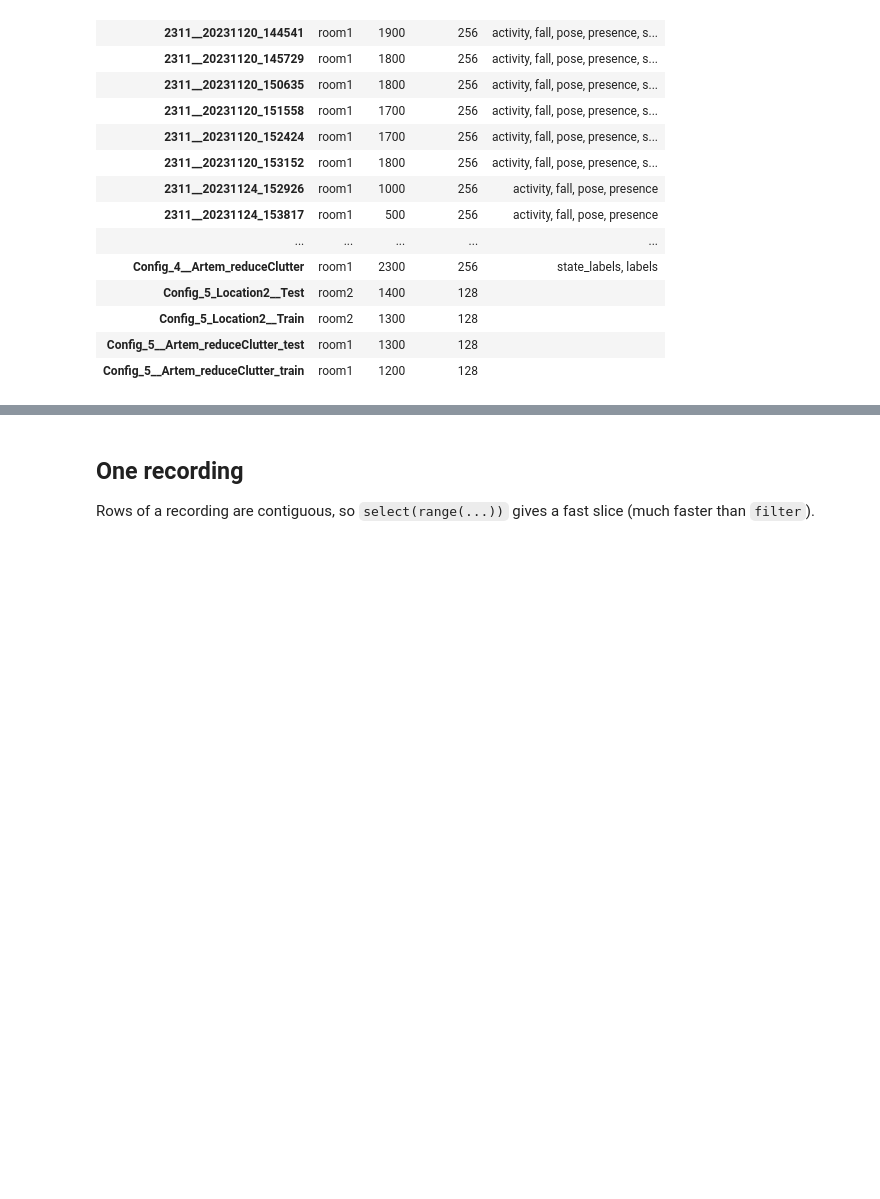
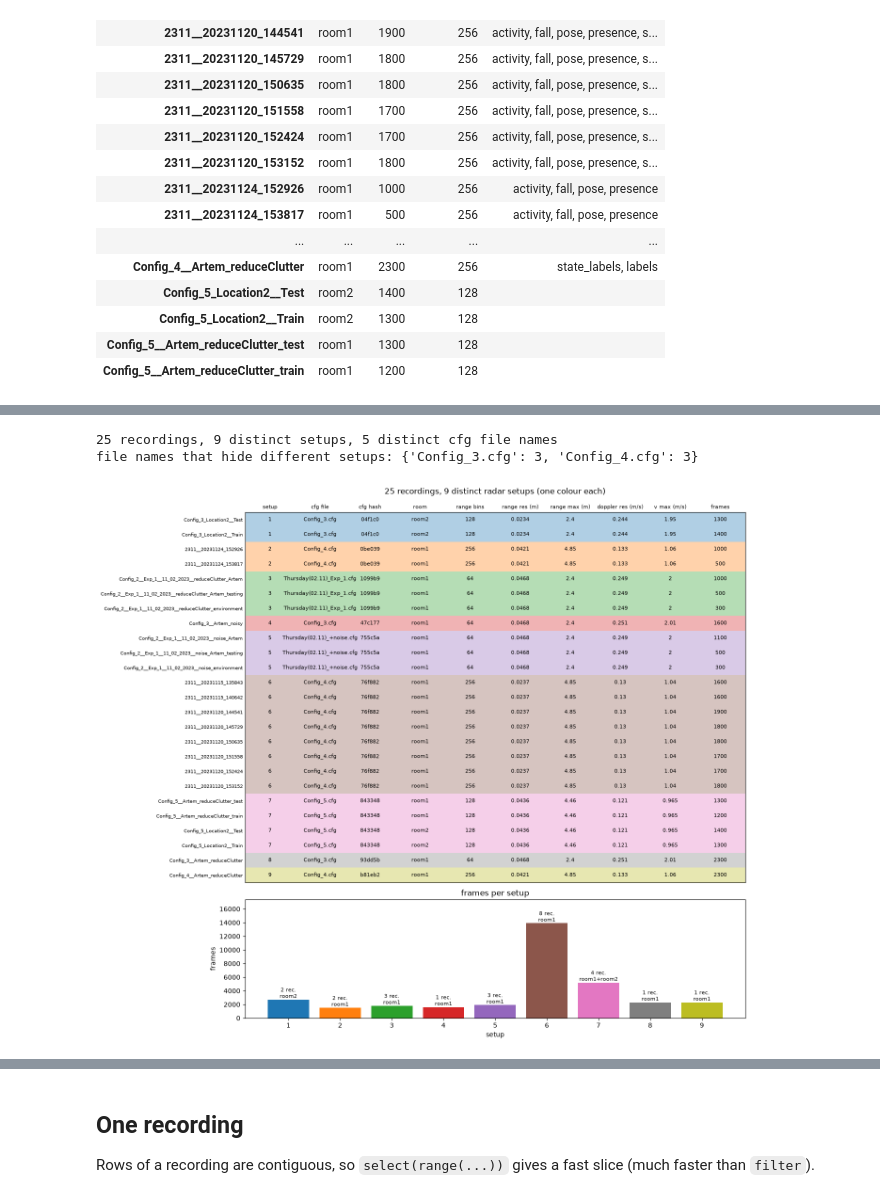
Before and after one commit to ponderingpenguins/ai-engineering, a Jupyter notebook: notebooks/explore_baked_dataset.ipynb, the cells around one changed output, grey strips where cells are left out. Saved outputs shown, nothing was run; the diff lists cells and outputs as text; code cells hidden in the pictures; blank space fills up the shorter version.

Commit message:
compare configs

```diff
--- a/notebooks/explore_baked_dataset.ipynb
+++ b/notebooks/explore_baked_dataset.ipynb
@@ -84,0 +95,49 @@ recs
+# %%
+import hashlib
+
+CFG_COLS = ["cfg_file", "num_range_bins", "range_resolution_m", "range_max_m", "doppler_resolution_m_s", "max_velocity_m_s"]
+RAW = repo / "data/raw/floor_posture_dataset/data"
+
+cfgs = meta.groupby("recording").agg(
+    room=("room", "first"), frames=("frame_idx", "size"), **{c: (c, "first") for c in CFG_COLS},
+)
+cfgs["cfg_hash"] = [
+    next((hashlib.md5(f.read_bytes()).hexdigest()[:6] for f in sorted((RAW / r.room / rec).glob("*.cfg"))), "")
+    for rec, r in cfgs.iterrows()
+]
+key = cfgs[["cfg_hash", *CFG_COLS]].round(6).astype(str).agg("|".join, axis=1)
+cfgs["setup"] = key.map({k: i for i, k in enumerate(sorted(key.unique()), 1)})
+cfgs = cfgs.sort_values(["setup", "room"]).reset_index()
+
+shared = cfgs.groupby("cfg_file").setup.nunique()
+print(f"{len(cfgs)} recordings, {cfgs.setup.nunique()} distinct setups, {cfgs.cfg_file.nunique()} distinct cfg file names")
+print("file names that hide different setups:", {k: int(v) for k, v in shared[shared > 1].items()} or "none")
+
+columns = {
+    "setup": "setup", "cfg_file": "cfg file", "cfg_hash": "cfg hash", "room": "room",
+    "num_range_bins": "range bins", "range_resolution_m": "range bin (m)", "range_max_m": "range max (m)",
+    "doppler_resolution_m_s": "doppler res (m/s)", "max_velocity_m_s": "v max (m/s)", "frames": "frames",
+}
+cmap = plt.get_cmap("tab10")
+fig, (ax, bar) = plt.subplots(2, 1, figsize=(14, 0.3 * len(cfgs) + 4.5), gridspec_kw={"height_ratios": [len(cfgs), 8]})
+ax.imshow(np.array([[cfgs.setup[i] - 1] * len(columns) for i in range(len(cfgs))]), cmap="tab10", vmin=0, vmax=9,
+          alpha=0.35, aspect="auto")
+for j, col in enumerate(columns):
+    for i, v in enumerate(cfgs[col]):
+        ax.text(j, i, f"{v:.3g}" if isinstance(v, float) else str(v), ha="center", va="center", fontsize=8)
+ax.set_xticks(range(len(columns)), columns.values(), fontsize=8)
+ax.xaxis.tick_top()
+ax.set_yticks(range(len(cfgs)), cfgs.recording, fontsize=7)
+ax.set_title(f"{len(cfgs)} recordings, {cfgs.setup.nunique()} distinct radar setups (one colour each)", pad=28)
+ax.tick_params(length=0)
+
+per_setup = cfgs.groupby("setup").agg(frames=("frames", "sum"), recordings=("recording", "size"), room=("room", lambda r: "+".join(sorted(set(r)))))
+bar.bar(per_setup.index.astype(str), per_setup.frames, color=[cmap(i - 1) for i in per_setup.index])
+for x, r in enumerate(per_setup.itertuples()):
+    bar.text(x, r.frames, f"{r.recordings} rec.\n{r.room}", ha="center", va="bottom", fontsize=8)
+bar.set(xlabel="setup", ylabel="frames", ylim=(0, per_setup.frames.max() * 1.25), title="frames per setup")
+plt.tight_layout()
+# %% [output]
+25 recordings, 9 distinct setups, 5 distinct cfg file names
+file names that hide different setups: {'Config_3.cfg': 3, 'Config_4.cfg': 3}
+[figure, added]
```
Also changed, not shown: parts of 5 cells of this notebook.
